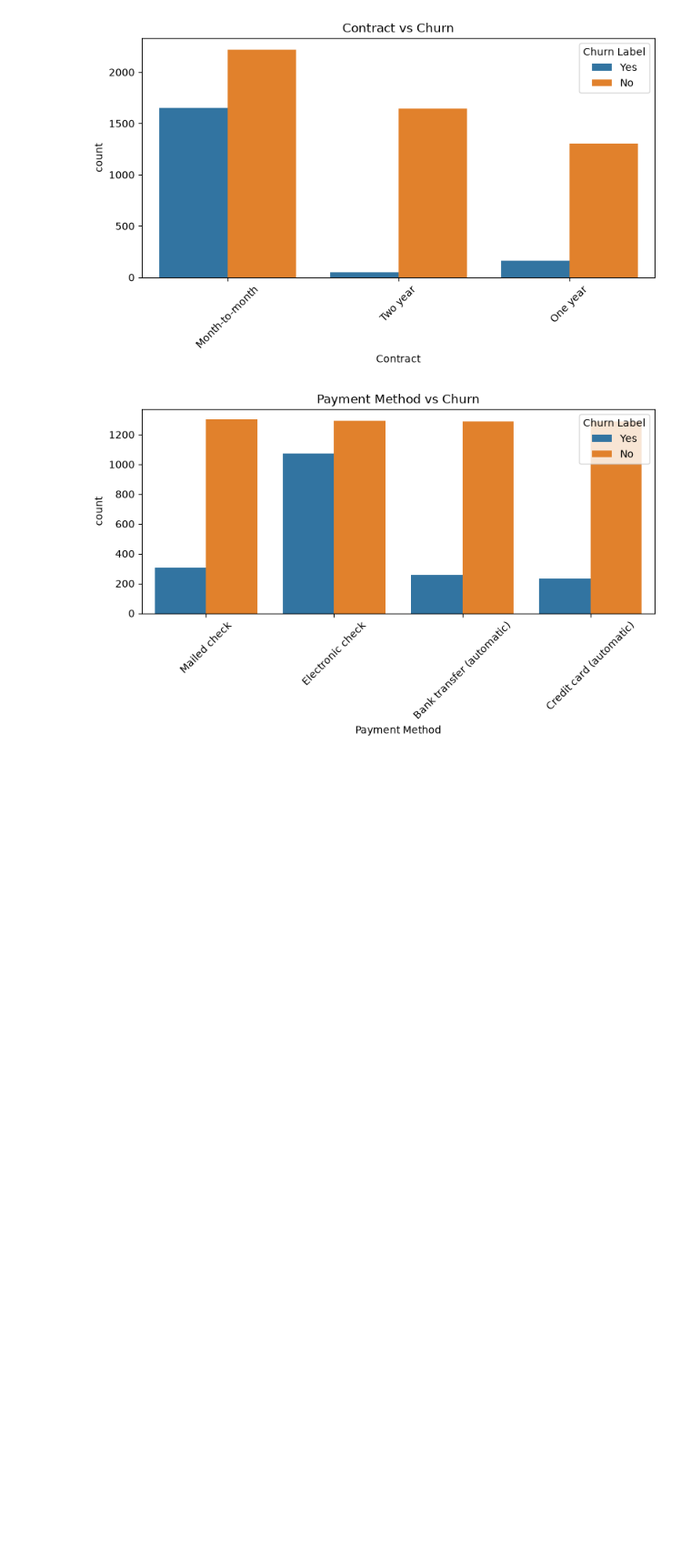
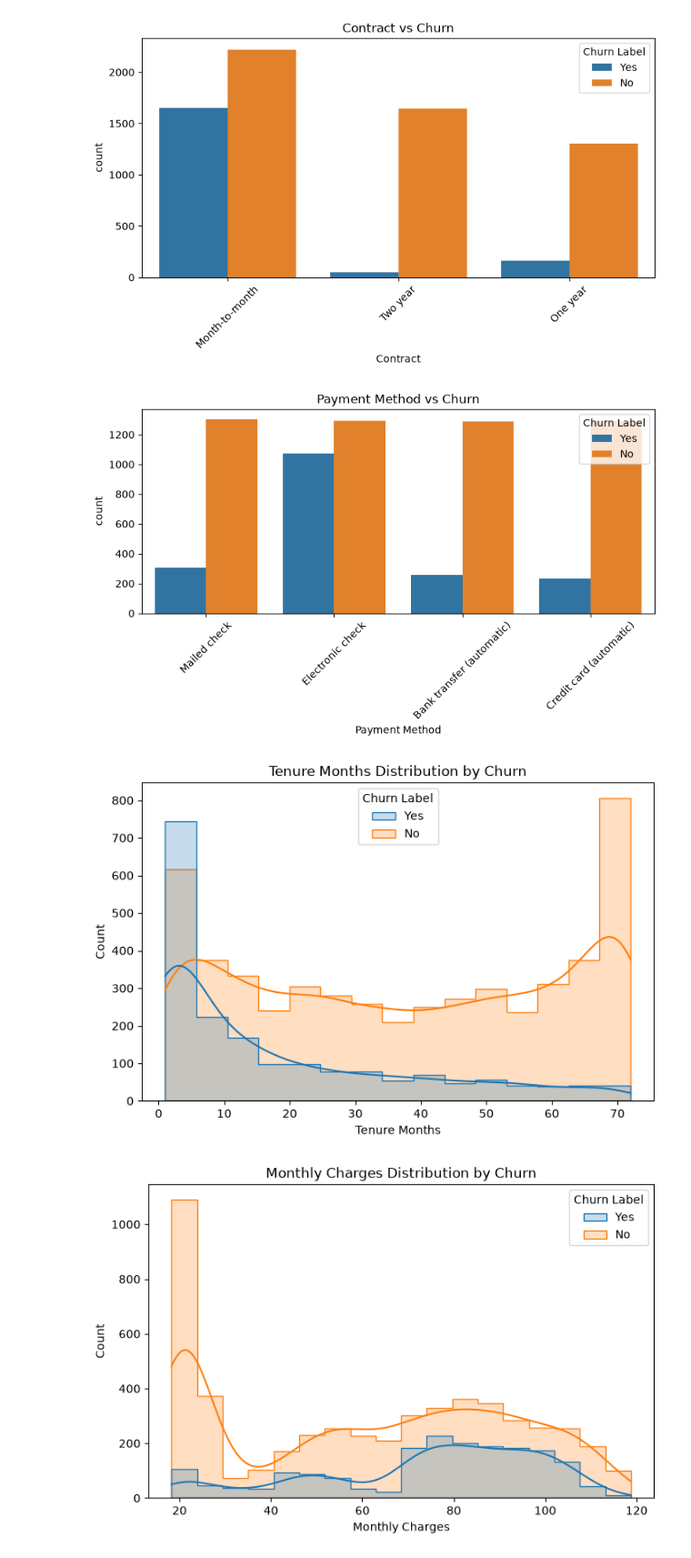
Before and after one commit to ABABUOTURI/customer-churn-prediction, a Jupyter notebook: notebooks/datacleaning.ipynb, the cells around one changed output. Shown at 91% size. Saved outputs shown, nothing was run; the diff lists cells and outputs as text; code cells hidden in the pictures; blank space fills up the shorter version.

Commit message:
Step 15: numeric distributions (tenure, MonthlyCharges, TotalCharges) with churn overlay

```diff
--- a/notebooks/datacleaning.ipynb
+++ b/notebooks/datacleaning.ipynb
@@ -183,3 +183,22 @@ for col in categorical_cols:                       # loop through each categoric
 # %% [output]
 [figure]
 [figure]
+# %%
+#Numeric distributions with churn overlay
+
+# Clean 'Total Charges' column: convert to numeric, replacing non-numeric values with NaN
+df['Total Charges'] = pd.to_numeric(df['Total Charges'], errors='coerce')
+
+# Remove rows with NaN in Total Charges
+df_clean = df.dropna(subset=['Total Charges'])
+
+numeric_cols = ['Tenure Months', 'Monthly Charges', 'Total Charges']   # numeric columns to examine
+
+for col in numeric_cols:                                                    # loop through each numeric column
+    plt.figure(figsize=(8, 5))                                             # set figure size
+    sns.histplot(data=df_clean, x=col, hue='Churn Label', kde=True, element='step')  # histogram + KDE, split/colored by churn
+    plt.title(f'{col} Distribution by Churn')                              # dynamic title
+    plt.show()                                                              # display the plot
+# %% [output]
+[figure, added]
+[figure, added]
```
Also changed, not shown: parts of 1 cell of this notebook.
